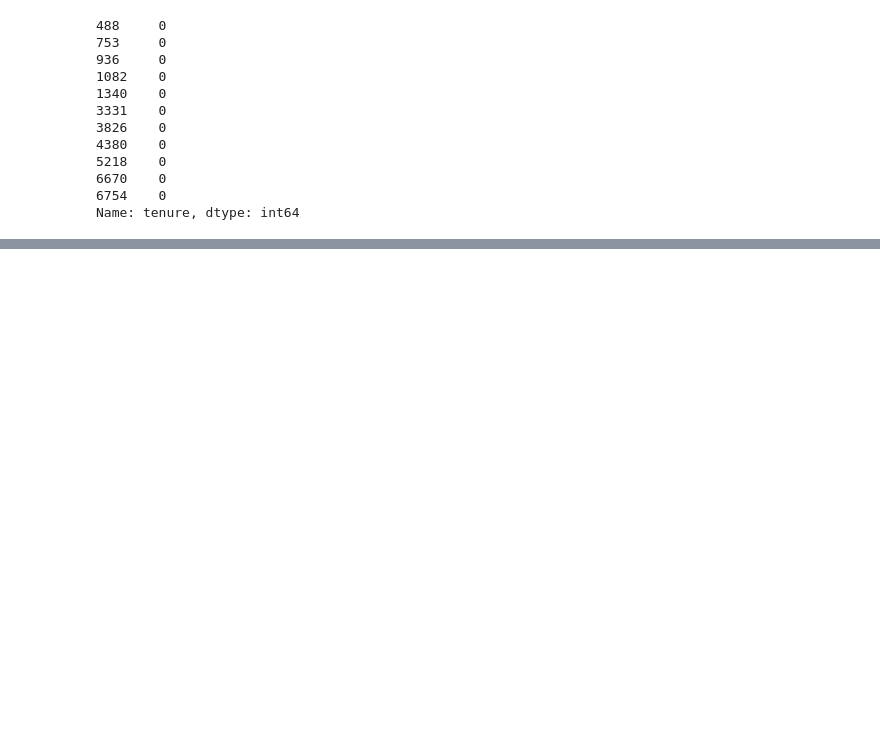
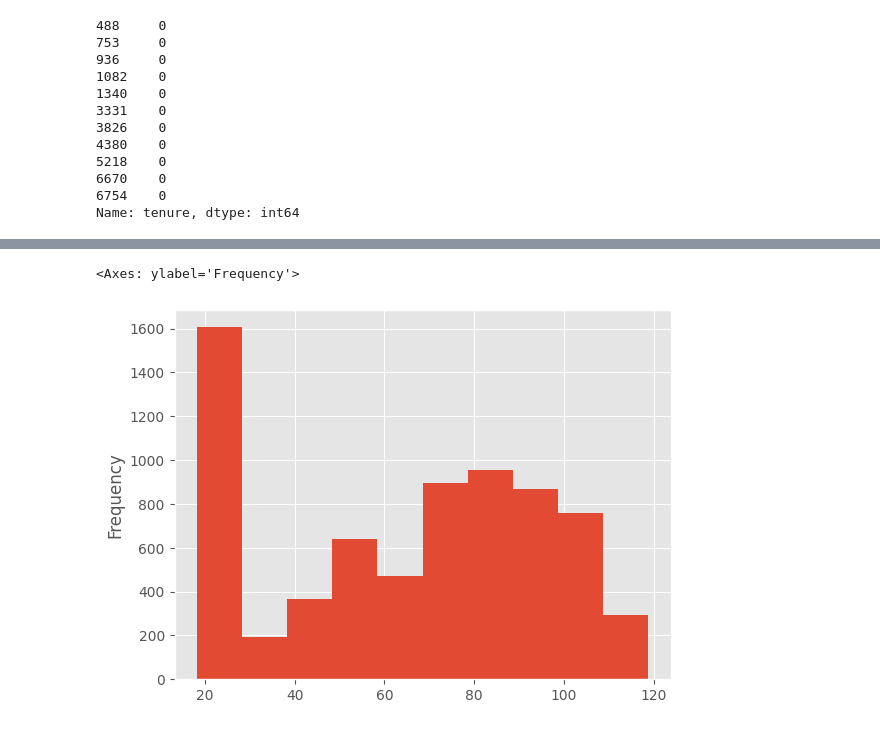
Before and after one commit to davidlvt6992/customer-churn-prediction, a Jupyter notebook: notebooks/01_eda.ipynb, the cells around one changed output, grey strips where cells are left out. Saved outputs shown, nothing was run; the diff lists cells and outputs as text; code cells hidden in the pictures; blank space fills up the shorter version.

```diff
--- a/notebooks/01_eda.ipynb
+++ b/notebooks/01_eda.ipynb
@@ -263,0 +421,11 @@ print(clean_df.query('MonthlyCharges * tenure > TotalCharges').shape[0])
+# %%
+# MonthlyCharges & TotalCharges
+# -----------------------------
+column_name = 'MonthlyCharges'
+series_labels = ['All', 'Churned', 'NotChurned']
+num_of_bins = 10
+_, mc_bins = np.histogram(clean_df['MonthlyCharges'], bins=num_of_bins)
+clean_df['MonthlyCharges'].plot(kind='hist', bins=mc_bins)
+# %% [output]
+<Axes: ylabel='Frequency'>
+[figure, added]
```
Also changed, not shown: parts of 43 cells of this notebook.
